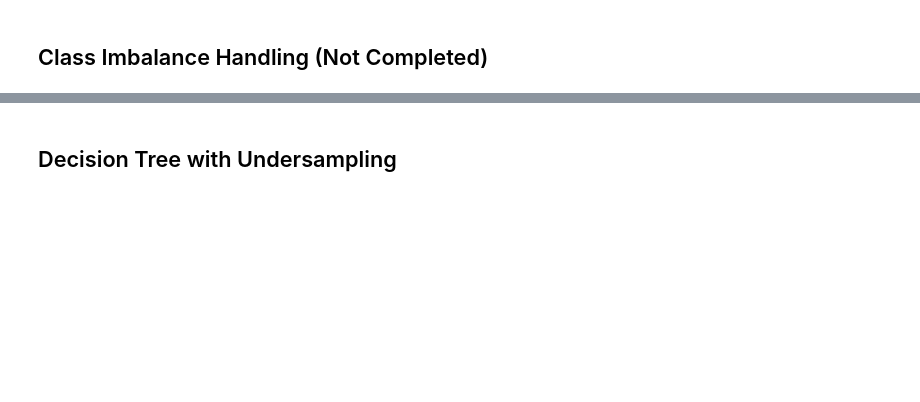
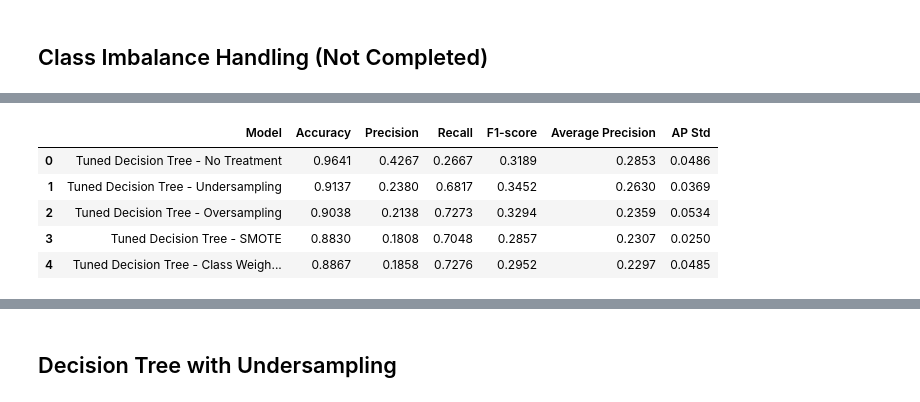
Before and after one commit to krstringer/isom3360-group13, a Jupyter notebook: ISOM3360_Project_Group13.ipynb, the cells around one changed output, grey strips where cells are left out. Saved outputs shown, nothing was run; the diff lists cells and outputs as text; code cells hidden in the pictures; blank space fills up the shorter version.

Commit message:
Tuned decision trees to handle for class imbalance

```diff
--- a/ISOM3360_Project_Group13.ipynb
+++ b/ISOM3360_Project_Group13.ipynb
@@ -379,2 +359,92 @@ display(all_models_results_df.round(4))
 # %% [markdown]
 ## Class Imbalance Handling (Not Completed)
+# %%
+# Best Decision Tree hyperparameters from previous stage
+dt_best_params = dt_search.best_params_
+
+print("Tuned Decision Tree parameters:")
+print(dt_best_params)
+
+# 1. No imbalance handling
+dt_no_treatment = DecisionTreeClassifier(
+    **dt_best_params,
+    random_state=42
+)
+
+# 2. Random Undersampling
+dt_under = ImbPipeline([
+    ("sampler", RandomUnderSampler(
+        sampling_strategy=1/3,
+        random_state=42
+    )),
+    ("model", DecisionTreeClassifier(
+        **dt_best_params,
+        random_state=42
+    ))
+])
+
+# 3. Random Oversampling
+dt_over = ImbPipeline([
+    ("sampler", RandomOverSampler(
+        sampling_strategy=1.0,
+        random_state=42
+    )),
+    ("model", DecisionTreeClassifier(
+        **dt_best_params,
+        random_state=42
+    ))
+])
+
+# 4. SMOTE
+dt_smote = ImbPipeline([
+    ("sampler", SMOTE(
+        sampling_strategy=1.0,
+        random_state=42
+    )),
+    ("model", DecisionTreeClassifier(
+        **dt_best_params,
+        random_state=42
+    ))
+])
+
+# 5. Class Weighting
+dt_weighted = DecisionTreeClassifier(
+    **dt_best_params,
+    class_weight="balanced",
+    random_state=42
+)
+
+imbalance_models = {
+    "Tuned Decision Tree - No Treatment": dt_no_treatment,
+    "Tuned Decision Tree - Undersampling": dt_under,
+    "Tuned Decision Tree - Oversampling": dt_over,
+    "Tuned Decision Tree - SMOTE": dt_smote,
+    "Tuned Decision Tree - Class Weighting": dt_weighted
+}
+
+imbalance_results = []
+
+for name, model in imbalance_models.items():
+
+    scores = cross_validate(
+        model,
+        X_train,
+        y_train,
+        cv=cv,
+        scoring=scoring
+    )
+
+    imbalance_results.append({
+        "Model": name,
+        "Accuracy": scores["test_Accuracy"].mean(),
+        "Precision": scores["test_Precision"].mean(),
+        "Recall": scores["test_Recall"].mean(),
+        "F1-score": scores["test_F1-score"].mean(),
+        "Average Precision": scores["test_Average Precision"].mean(),
+        "AP Std": scores["test_Average Precision"].std()
+    })
+
+imbalance_results_df = pd.DataFrame(imbalance_results)
+
+display(imbalance_results_df.round(4))
+# %% [output]
@@ -380,0 +453,6 @@ display(all_models_results_df.round(4))
+|  | Model | Accuracy | Precision | Recall | F1-score | Average Precision | AP Std |
+| 0 | Tuned Decision Tree - No Treatment | 0.9641 | 0.4267 | 0.2667 | 0.3189 | 0.2853 | 0.0486 |
+| 1 | Tuned Decision Tree - Undersampling | 0.9137 | 0.2380 | 0.6817 | 0.3452 | 0.2630 | 0.0369 |
+| 2 | Tuned Decision Tree - Oversampling | 0.9038 | 0.2138 | 0.7273 | 0.3294 | 0.2359 | 0.0534 |
+| 3 | Tuned Decision Tree - SMOTE | 0.8830 | 0.1808 | 0.7048 | 0.2857 | 0.2307 | 0.0250 |
+| 4 | Tuned Decision Tree - Class Weigh... | 0.8867 | 0.1858 | 0.7276 | 0.2952 | 0.2297 | 0.0485 |
```
Also changed, not shown: parts of 11 cells of this notebook.
